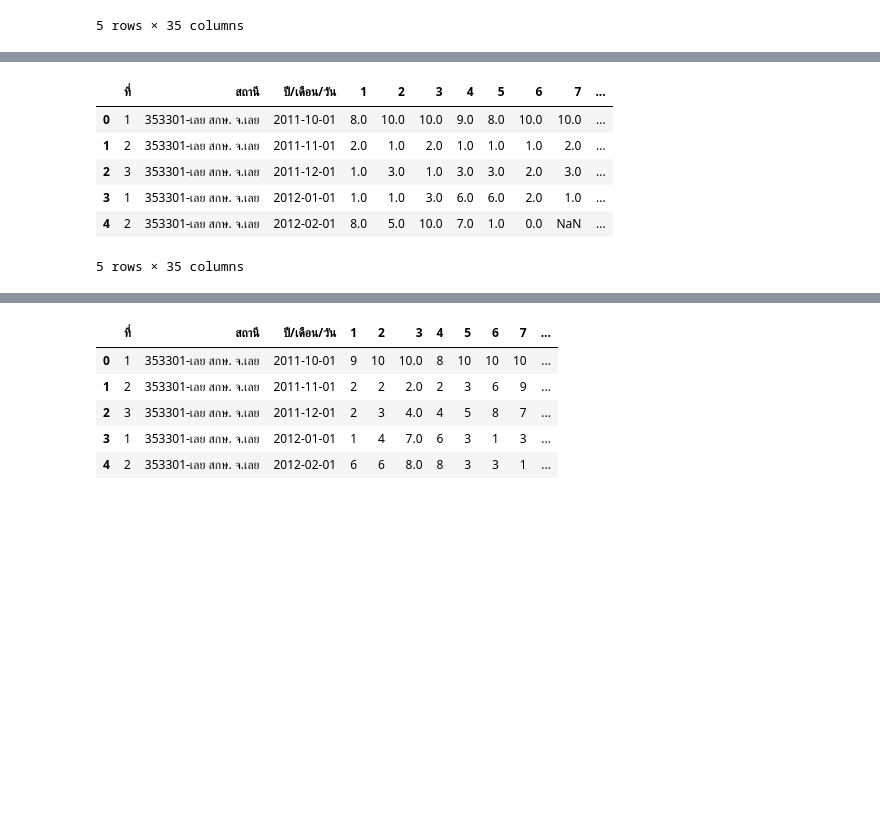
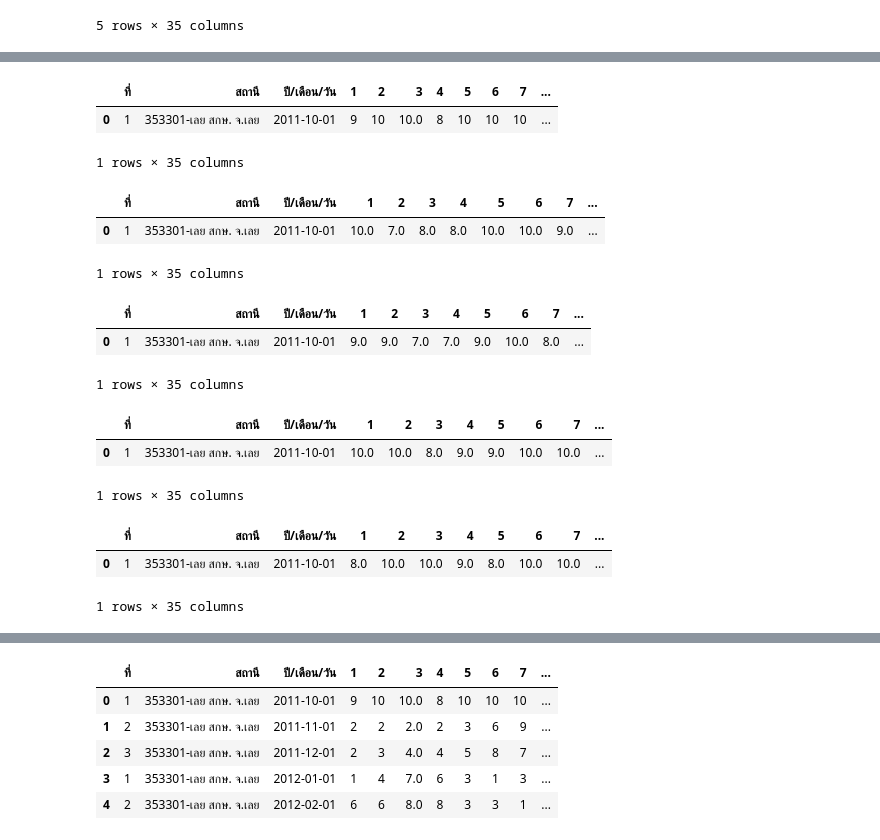
Before and after one commit to ChonChanokAng/BSC_DPDM23, a Jupyter notebook: midterm_bscdpdm23.ipynb, the cells around one changed output, grey strips where cells are left out. Drawn from its saved outputs; the diff is of its cells as text; code cells hidden in the pictures; blank space fills up the shorter version.

```diff
--- a/midterm_bscdpdm23.ipynb
+++ b/midterm_bscdpdm23.ipynb
@@ -519,16 +1212,36 @@ cloud_NPM.rename(columns={'Unnamed: 0':'ที่','Unnamed: 1':'สถานี
 cloud_SNK.rename(columns={'Unnamed: 0':'ที่','Unnamed: 1':'สถานี','Unnamed: 2':'ปี/เดือน/วัน','Unnamed: 34':'ค่าเฉลี่ย'},inplace=True)
 cloud_NKI.rename(columns={'Unnamed: 0':'ที่','Unnamed: 1':'สถานี','Unnamed: 2':'ปี/เดือน/วัน','Unnamed: 34':'ค่าเฉลี่ย'},inplace=True)
 cloud_LEI.rename(columns={'Unnamed: 0':'ที่','Unnamed: 1':'สถานี','Unnamed: 2':'ปี/เดือน/วัน','Unnamed: 34':'ค่าเฉลี่ย'},inplace=True)
+# %%
+cloud_KKN.head(1)
+# %% [output]
+|  | ที่ | สถานี | ปี/เดือน/วัน | 1 | 2 | 3 | 4 | 5 | 6 | 7 | ... |
+| 0 | 1 | 353301-เลย สกษ. จ.เลย | 2011-10-01 | 9 | 10 | 10.0 | 8 | 10 | 10 | 10 | ... |
+1 rows × 35 columns
+# %%
+cloud_NPM.head(1)
+# %% [output]
+|  | ที่ | สถานี | ปี/เดือน/วัน | 1 | 2 | 3 | 4 | 5 | 6 | 7 | ... |
+| 0 | 1 | 353301-เลย สกษ. จ.เลย | 2011-10-01 | 10.0 | 7.0 | 8.0 | 8.0 | 10.0 | 10.0 | 9.0 | ... |
+1 rows × 35 columns
+# %%
+cloud_SNK.head(1)
+# %% [output]
+|  | ที่ | สถานี | ปี/เดือน/วัน | 1 | 2 | 3 | 4 | 5 | 6 | 7 | ... |
+| 0 | 1 | 353301-เลย สกษ. จ.เลย | 2011-10-01 | 9.0 | 9.0 | 7.0 | 7.0 | 9.0 | 10.0 | 8.0 | ... |
+1 rows × 35 columns
+# %%
+cloud_NKI.head(1)
+# %% [output]
+|  | ที่ | สถานี | ปี/เดือน/วัน | 1 | 2 | 3 | 4 | 5 | 6 | 7 | ... |
+| 0 | 1 | 353301-เลย สกษ. จ.เลย | 2011-10-01 | 10.0 | 10.0 | 8.0 | 9.0 | 9.0 | 10.0 | 10.0 | ... |
+1 rows × 35 columns
 # %%
-cloud_LEI.head()
+cloud_LEI.head(1)
 # %% [output]
 |  | ที่ | สถานี | ปี/เดือน/วัน | 1 | 2 | 3 | 4 | 5 | 6 | 7 | ... |
 | 0 | 1 | 353301-เลย สกษ. จ.เลย | 2011-10-01 | 8.0 | 10.0 | 10.0 | 9.0 | 8.0 | 10.0 | 10.0 | ... |
-| 1 | 2 | 353301-เลย สกษ. จ.เลย | 2011-11-01 | 2.0 | 1.0 | 2.0 | 1.0 | 1.0 | 1.0 | 2.0 | ... |
-| 2 | 3 | 353301-เลย สกษ. จ.เลย | 2011-12-01 | 1.0 | 3.0 | 1.0 | 3.0 | 3.0 | 2.0 | 3.0 | ... |
-| 3 | 1 | 353301-เลย สกษ. จ.เลย | 2012-01-01 | 1.0 | 1.0 | 3.0 | 6.0 | 6.0 | 2.0 | 1.0 | ... |
-| 4 | 2 | 353301-เลย สกษ. จ.เลย | 2012-02-01 | 8.0 | 5.0 | 10.0 | 7.0 | 1.0 | 0.0 | NaN | ... |
-5 rows × 35 columns
+1 rows × 35 columns
 # %%
 #แทนค่า mean ลงไปใน missing
 for i in range(len(cloud_KKN['ที่'])):cloud_KKN.iloc[i,:]=cloud_KKN.iloc[i,:].fillna(cloud_KKN.iloc[i]['ค่าเฉลี่ย'])
```
Also changed, not shown: parts of 242 cells of this notebook.
